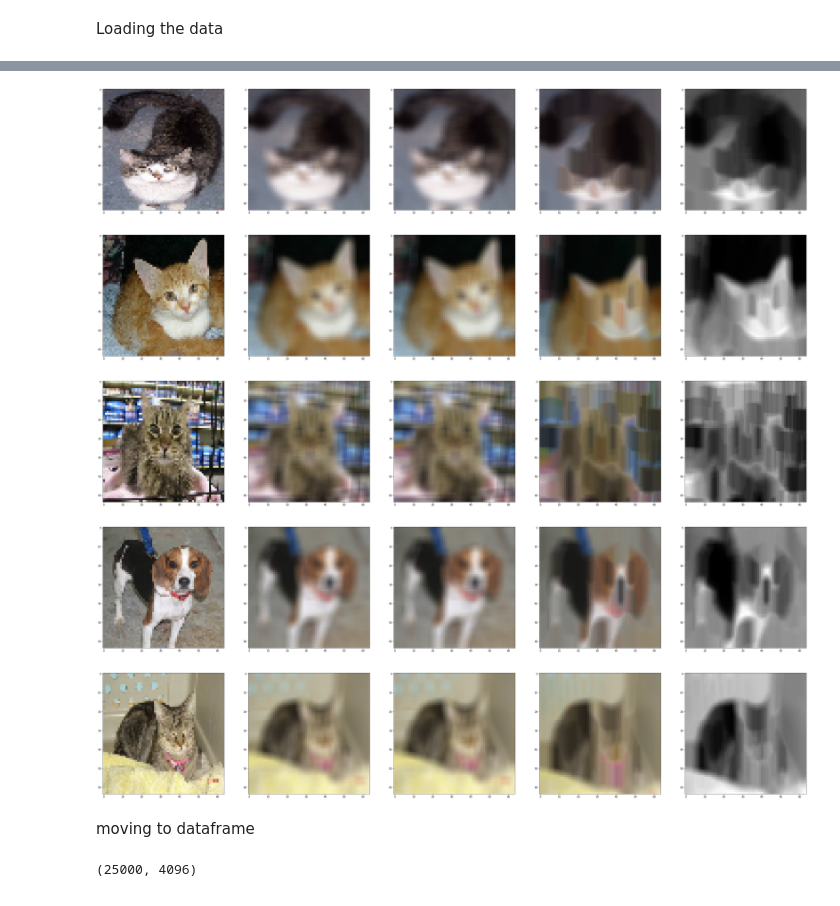
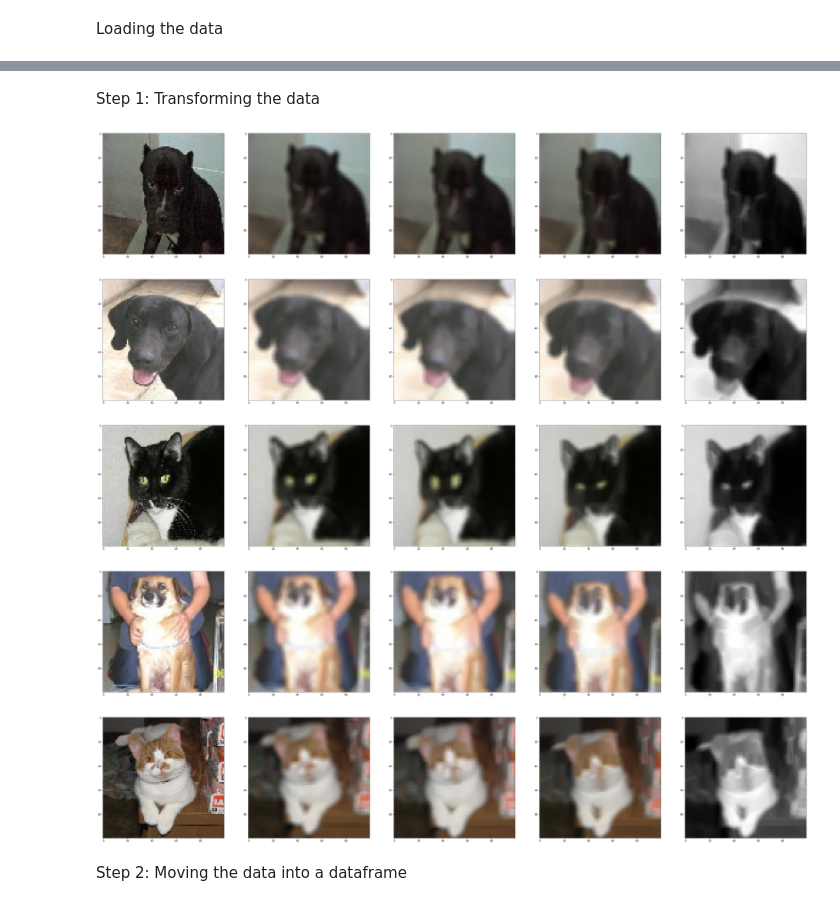
Before and after one commit to zivm20/Final-project-semester-2, a Jupyter notebook: cats_vs_dogs.ipynb, the cells around one changed output, grey strips where cells are left out. Cells and saved outputs as stored; diff of their text form; code cells hidden in the pictures.

```diff
--- a/cats_vs_dogs.ipynb
+++ b/cats_vs_dogs.ipynb
@@ -46,16 +54,16 @@ randomSeed = 36
 # %% [markdown]
 Loading the data
 # %%
-picSize = 64
+picSize = 100
 img_to_load = [(r"data\dogs-vs-cats\train\\"+i,picSize) for i in listdir(r"data\dogs-vs-cats\train\\")]
 ###########
 random.shuffle(img_to_load)
-img_to_load = img_to_load
+img_to_load = img_to_load[:500]
 ############
 p = Pool(processes=4)
 func_input = [[i,picSize]  for i in img_to_load]
 out = p.starmap(process_frame,func_input)
 # %%
-data = [out[i][1][0] for i in range(len(out))]
+data = np.array([out[i][1][0] for i in range(len(out))])
 target = [out[i][1][1] for i in range(len(out))]
 out=None
@@ -96,5 +148,0 @@ move data to data frame
-# %%
-blured = blur_img(data,(5,5),9)
-dilated = dilate_img(blured,(0,0),0)
-eroded = erode_img(dilated,(3,3),9)
-grayScaled = grayScale_img(eroded)
@@ -101,25 +194,24 @@ grayScaled = grayScale_img(eroded)
+# %% [markdown]
+ Step 1: Transforming the data
 # %%
 for i in range(5):
+    blured = cv2.GaussianBlur(data[i],(5,5),9)
+    dilated = cv2.dilate(blured,(1,1),iterations=3)
+    eroded = cv2.erode(dilated,(3,3),iterations=6)
+    grayScaled = cv2.cvtColor(eroded, cv2.COLOR_BGR2GRAY)
+
     fig, (ax1, ax2, ax3, ax4, ax5) = plt.subplots(1, 5)
     fig.set_size_inches(50,10)
     ax1.imshow(cv2.cvtColor(data[i],cv2.COLOR_BGR2RGB))
-    ax2.imshow(cv2.cvtColor(blured[i],cv2.COLOR_BGR2RGB))
-    ax3.imshow(cv2.cvtColor(dilated[i],cv2.COLOR_BGR2RGB))
-    ax4.imshow(cv2.cvtColor(eroded[i],cv2.COLOR_BGR2RGB))
-    ax5.imshow(grayScaled[i],cmap="gray")
+    ax2.imshow(cv2.cvtColor(blured,cv2.COLOR_BGR2RGB))
+    ax3.imshow(cv2.cvtColor(dilated,cv2.COLOR_BGR2RGB))
+    ax4.imshow(cv2.cvtColor(eroded,cv2.COLOR_BGR2RGB))
+    ax5.imshow(grayScaled,cmap="gray")
 # %% [output]
-[figure, old version]
+[figure, new version]
-[figure, old version]
+[figure, new version]
-[figure, old version]
+[figure, new version]
-[figure, old version]
+[figure, new version]
-[figure, old version]
+[figure, new version]
-# %% [markdown]
-moving to dataframe
-# %%
-blured = None
-dilated = None
-eroded = None
-final_data = np.array([a.flatten()/255 for a in grayScaled])
-final_data.shape
-# %% [output]
-(25000, 4096)
+# %% [markdown]
+Step 2: Moving the data into a dataframe
```
Also changed, not shown: parts of 77 cells of this notebook.
